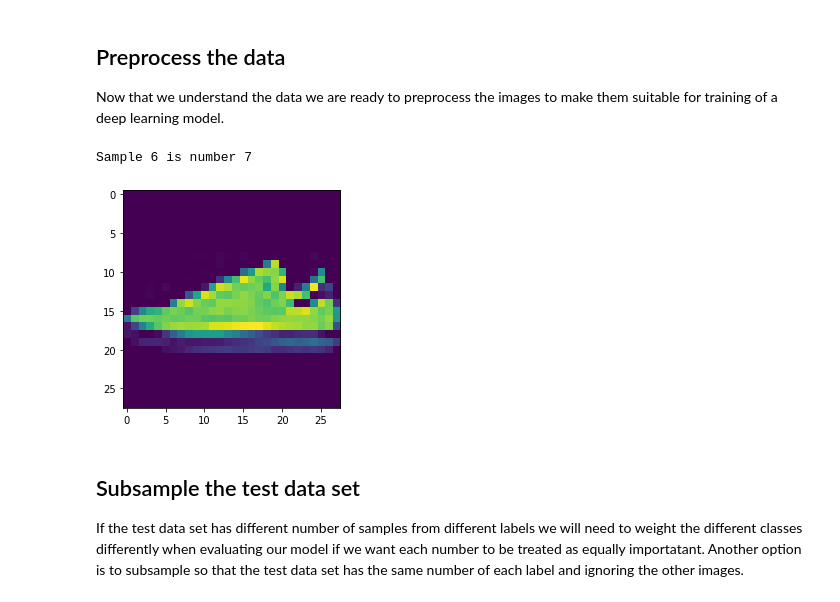
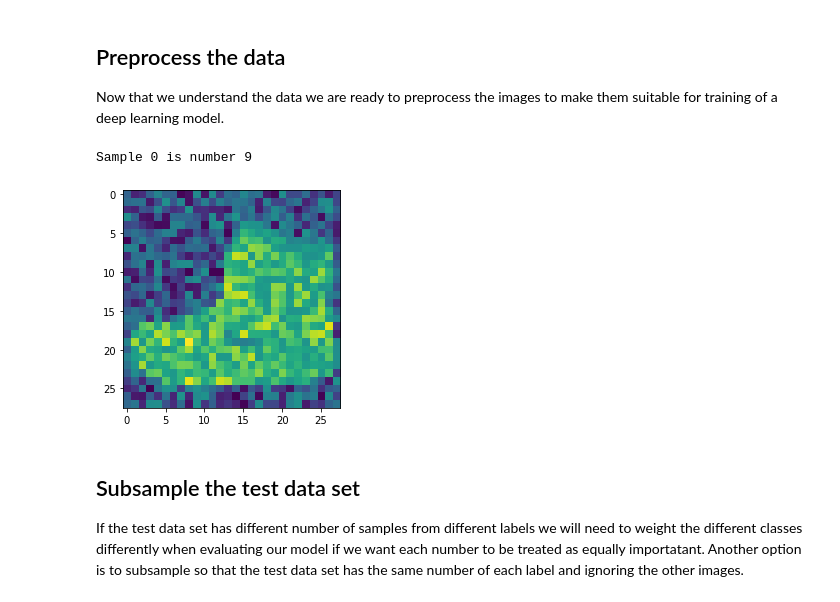
Before and after one commit to daniel-falk/ai-ml-principles-exercises, a Jupyter notebook: ML-training/creating-reports-with-WandB/preprocess_with_wandb1.ipynb, the cells around one changed output. Saved outputs shown, nothing was run; the diff lists cells and outputs as text; code cells hidden in the pictures.

```diff
--- a/ML-training/creating-reports-with-WandB/preprocess_with_wandb1.ipynb
+++ b/ML-training/creating-reports-with-WandB/preprocess_with_wandb1.ipynb
@@ -142,6 +151,8 @@ Now that we understand the data we are ready to preprocess the images to make th
 # Normalize the values to the range -1...1
 x_train_norm = x_train / 128 - 1
 x_test_norm = x_test / 128 - 1
+# %%
+x_train_norm *= np.random.random(size=x_train_norm.shape)
 # %%
 # Create a new histogram of the modified values
 min_value = min(x_train_norm.min(), x_test_norm.min())
@@ -151,15 +162,15 @@ wandb_run.summary["preprocessed"] = {"min": min_value, "max": max_value, "dtype"
 bin_names, train_hist = create_histogram(x_train_norm)
 log_bar(bin_names, train_hist, "Preprocessed training data", x_name="bin", y_name="# pixels", keep_order=True)
 # %%
-i = 6
+i = 0
 print(f"Sample {i} is number {y_train[i]}")
 plt.imshow(x_train_norm[i])
 
 image = wandb.Image(x_train_norm[i], caption=f"Training sample {i} is a {y_train[i]}")
 wandb.log({"Example training image (preprocessed)": image})
 # %% [output]
-Sample 6 is number 7
+Sample 0 is number 9
-[figure, old version]
+[figure, new version]
 # %% [markdown]
 ## Subsample the test data set
 If the test data set has different number of samples from different labels we will need to weight the different classes differently when evaluating our model if we want each number to be treated as equally importatant. Another option is to subsample so that the test data set has the same number of each label and ignoring the other images.
```
Also changed, not shown: parts of 7 cells of this notebook.
